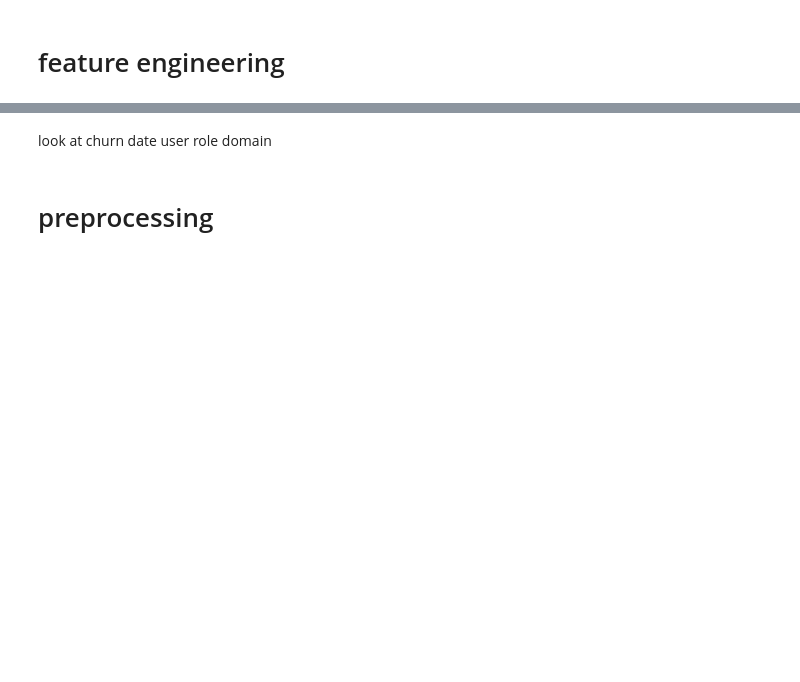
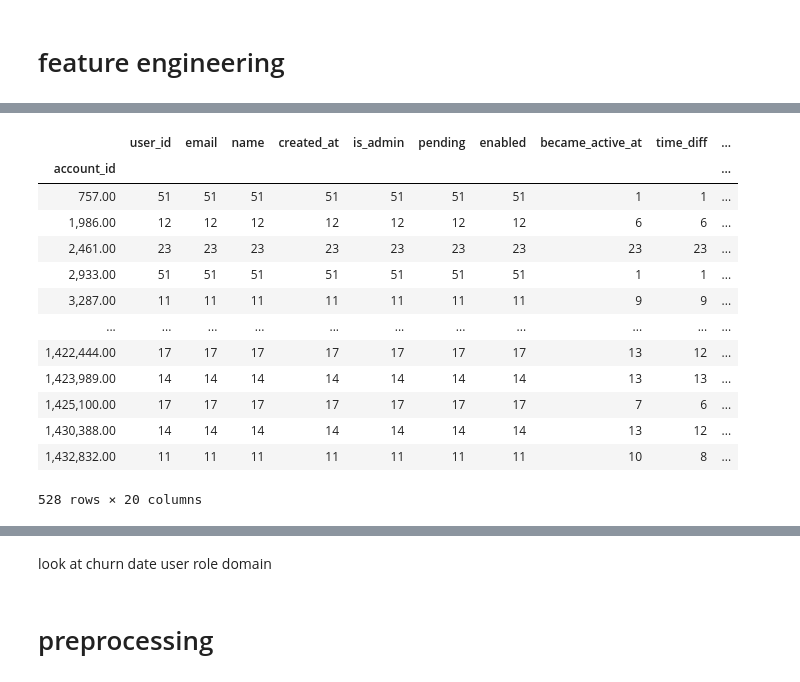
Before and after one commit to yuvalgrossman/datahack_yyr, a Jupyter notebook: final_notebook.ipynb, the cells around one changed output, grey strips where cells are left out. Drawn from its saved outputs; the diff is of its cells as text; code cells hidden in the pictures; blank space fills up the shorter version.

```diff
--- a/final_notebook.ipynb
+++ b/final_notebook.ipynb
@@ -3,7 +3,13 @@
 # %%
 import numpy as np
 import pandas as pd
+# import modin.pandas as pd
+import dask
+import dask.dataframe as dd
 pd.set_option('display.max_columns', 500)
+pd.options.mode.chained_assignment = None
+pd.options.display.float_format = '{:,.2f}'.format
+import matplotlib.pyplot as plt
 from urllib import request
 import json
 from datetime import datetime
@@ -17,5 +23,14 @@ from sklearn.feature_selection import VarianceThreshold
 from sklearn.ensemble import RandomForestClassifier
 from sklearn.model_selection import GridSearchCV
 
-from imblearn.over_sampling import SMOTE
+# from imblearn.over_sampling import SMOTE
 from collections import Counter
+
+import time
+# print each command:
+from IPython.core.interactiveshell import InteractiveShell
+InteractiveShell.ast_node_interactivity = "all"
+%matplotlib inline
+from IPython.core.debugger import set_trace
+
+from multiprocessing import  Pool
@@ -24,11 +45,12 @@ from collections import Counter
 # %%
 data_path = './data/'
 # %%
+%%time
 train_accounts = pd.read_csv(data_path + 'train_accounts.csv')#.sample(frac=0.2)
-# train_users = pd.read_csv(data_path + 'train_users.csv')
-# train_events = pd.read_csv(data_path + 'train_events.csv')
-# train_subscriptions = pd.read_csv(data_path + 'train_subscriptions.csv')
+train_users = pd.read_csv(data_path + 'train_users.csv')
+train_events = pd.read_csv(data_path + 'train_events.csv')
+train_subscriptions = pd.read_csv(data_path + 'train_subscriptions.csv')
 test_accounts = pd.read_csv(data_path + 'test_accounts.csv')
-# test_users = pd.read_csv(data_path + 'test_users.csv')
-# test_events = pd.read_csv(data_path + 'test_events.csv')
-# test_subscriptions = pd.read_csv(data_path + 'test_subscriptions.csv')
+test_users = pd.read_csv(data_path + 'test_users.csv')
+test_events = pd.read_csv(data_path + 'test_events.csv')
+test_subscriptions = pd.read_csv(data_path + 'test_subscriptions.csv')
@@ -44,0 +145,20 @@ accounts: 1433661
+# %%
+# test_users.iloc[(test_users.groupby('account_id')['user_id'].count()>1).values]
+# test_users.where
+gbidx=test_users.groupby('account_id').filter(lambda x: x['user_id'].count()>10).groupby('account_id').count()
+gbidx
+# %% [output]
+|  | user_id | email | name | created_at | is_admin | pending | enabled | became_active_at | time_diff | ... |
+| account_id |  |  |  |  |  |  |  |  |  | ... |
+| 757.00 | 51 | 51 | 51 | 51 | 51 | 51 | 51 | 1 | 1 | ... |
+| 1,986.00 | 12 | 12 | 12 | 12 | 12 | 12 | 12 | 6 | 6 | ... |
+| 2,461.00 | 23 | 23 | 23 | 23 | 23 | 23 | 23 | 23 | 23 | ... |
+| 2,933.00 | 51 | 51 | 51 | 51 | 51 | 51 | 51 | 1 | 1 | ... |
+| 3,287.00 | 11 | 11 | 11 | 11 | 11 | 11 | 11 | 9 | 9 | ... |
+| ... | ... | ... | ... | ... | ... | ... | ... | ... | ... | ... |
+| 1,422,444.00 | 17 | 17 | 17 | 17 | 17 | 17 | 17 | 13 | 12 | ... |
+| 1,423,989.00 | 14 | 14 | 14 | 14 | 14 | 14 | 14 | 13 | 13 | ... |
+| 1,425,100.00 | 17 | 17 | 17 | 17 | 17 | 17 | 17 | 7 | 6 | ... |
+| 1,430,388.00 | 14 | 14 | 14 | 14 | 14 | 14 | 14 | 13 | 12 | ... |
+| 1,432,832.00 | 11 | 11 | 11 | 11 | 11 | 11 | 11 | 10 | 8 | ... |
+528 rows × 20 columns
```
Also changed, not shown: parts of 37 cells of this notebook.
